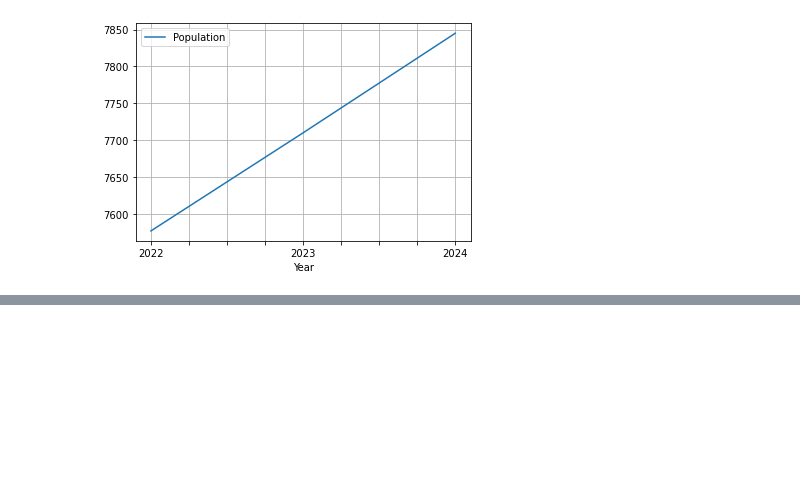
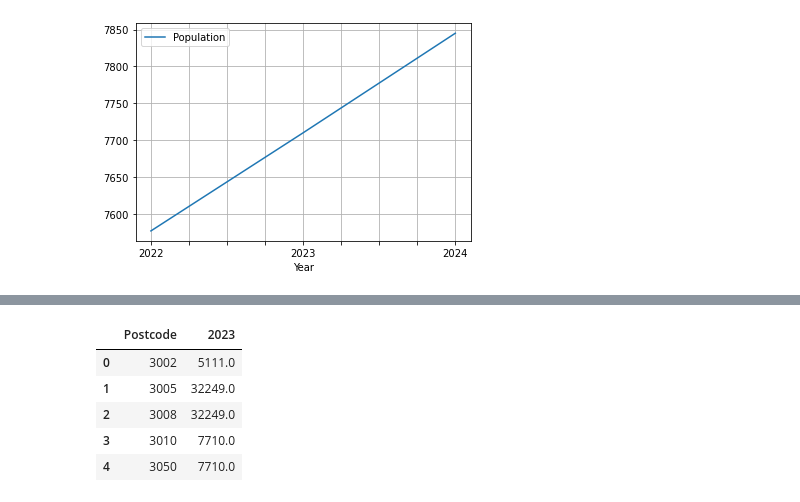
Before and after one commit to MAST30034-Applied-Data-Science/generic-real-estate-consulting-project-group-55, a Jupyter notebook: notebooks/population forecast.ipynb, the cells around one changed output, grey strips where cells are left out. Drawn from its saved outputs; the diff is of its cells as text; code cells hidden in the pictures; blank space fills up the shorter version.

```diff
--- a/notebooks/population forecast.ipynb
+++ b/notebooks/population forecast.ipynb
@@ -134,0 +159,10 @@ plt.figure(figsize=(15, 8), dpi=80)
+# %%
+merge_data = merge_data[['Postcode', '2023']]
+merge_data.head()
+# %% [output]
+|  | Postcode | 2023 |
+| 0 | 3002 | 5111.0 |
+| 1 | 3005 | 32249.0 |
+| 2 | 3008 | 32249.0 |
+| 3 | 3010 | 7710.0 |
+| 4 | 3050 | 7710.0 |
```
Also changed, not shown: parts of 13 cells of this notebook, 4 other files.
